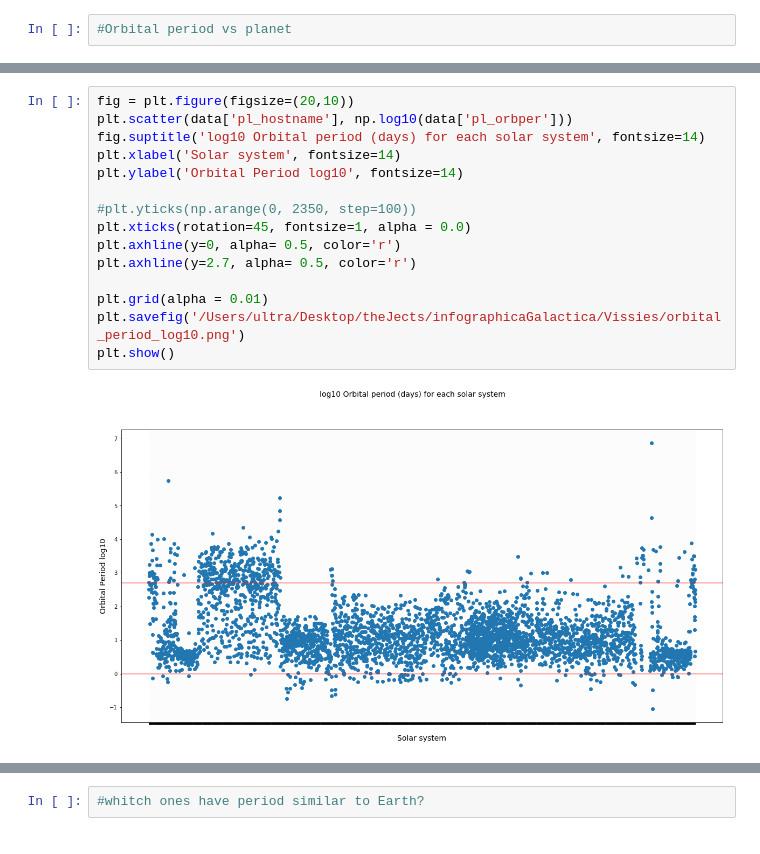
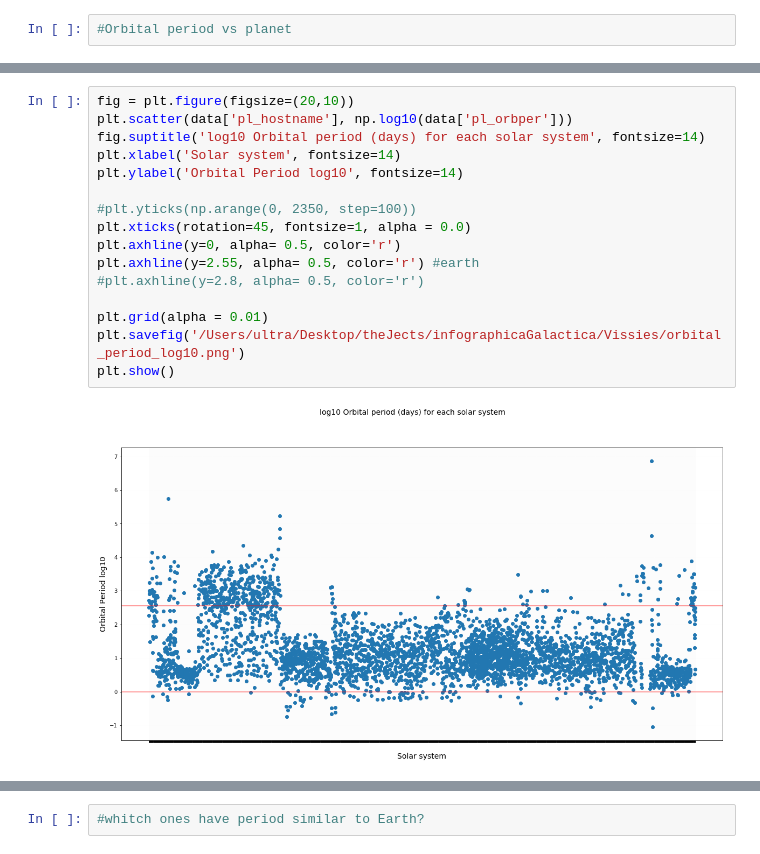
Before and after one commit to coderXmachina2/infographicaGalactica, a Jupyter notebook: scripts/exoPlanetProbing.ipynb, the cells around one changed output, grey strips where cells are left out. Drawn from its saved outputs; the diff is of its cells as text.

```diff
--- a/scripts/exoPlanetProbing.ipynb
+++ b/scripts/exoPlanetProbing.ipynb
@@ -125,17 +125,18 @@ plt.show()
 # %%
 fig = plt.figure(figsize=(20,10))
 plt.scatter(data['pl_hostname'], np.log10(data['pl_orbper']))
 fig.suptitle('log10 Orbital period (days) for each solar system', fontsize=14)
 plt.xlabel('Solar system', fontsize=14)
 plt.ylabel('Orbital Period log10', fontsize=14)
 
 #plt.yticks(np.arange(0, 2350, step=100))
 plt.xticks(rotation=45, fontsize=1, alpha = 0.0)
 plt.axhline(y=0, alpha= 0.5, color='r')
-plt.axhline(y=2.7, alpha= 0.5, color='r')
+plt.axhline(y=2.55, alpha= 0.5, color='r') #earth
+#plt.axhline(y=2.8, alpha= 0.5, color='r')
 
 plt.grid(alpha = 0.01)
 plt.savefig('/Users/ultra/Desktop/theJects/infographicaGalactica/Vissies/orbital_period_log10.png')
 plt.show()
 # %% [output]
-[figure, old version]
+[figure, new version]
```
Also changed, not shown: parts of 6 cells of this notebook, 5 other files.
